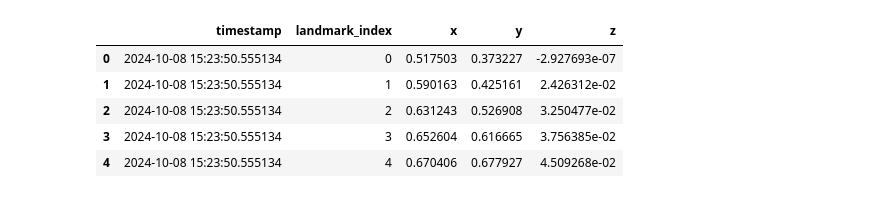
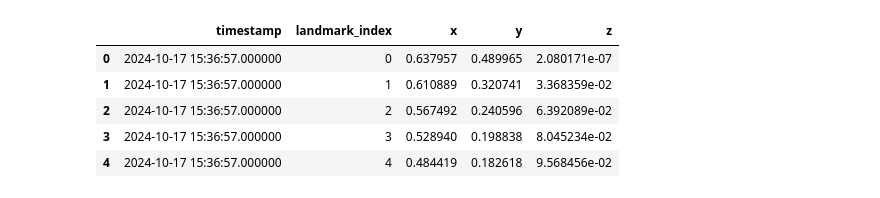
Before and after one commit to firmanserdana/Regrasp_Project, a Jupyter notebook: Code/mediapipe/stick_diagram.ipynb, the cells around one changed output. Saved outputs shown, nothing was run; the diff lists cells and outputs as text; code cells hidden in the pictures.

```diff
--- a/Code/mediapipe/stick_diagram.ipynb
+++ b/Code/mediapipe/stick_diagram.ipynb
@@ -9,22 +9,22 @@ clear_output()
 # %%
 import pandas as pd
 import pandas as pd
 
-df = pd.read_csv(r'/Users/ffmacair/Documents/GitWorks/PhD/Rewire_Project/OneDrive_1_12-27-2024/all-fing-ext-2024-10-08-15-14-03_Pro.csv')
+df = pd.read_csv(r'/Users/ffmacair/Documents/GitWorks/PhD/Rewire_Project/OneDrive_1_12-27-2024/thumb flexion - 2024-10-17-15-29-27_Pro.csv')
 # Show the first few rows of the DataFrame
 df.head()
 
 # read second file
 #df2 = pd.read_csv(r'C:\Users\FireP1-Labster\Documents\gitworks\Rewire_Project\Data\2024-11-20-16-58-52_hand-tracking-landmarks1.csv')
 # Show the first few rows of the DataFrame
 #df2.head()
 # %% [output]
 |  | timestamp | landmark_index | x | y | z |
-| 0 | 2024-10-08 15:23:50.555134 | 0 | 0.517503 | 0.373227 | -2.927693e-07 |
-| 1 | 2024-10-08 15:23:50.555134 | 1 | 0.590163 | 0.425161 | 2.426312e-02 |
-| 2 | 2024-10-08 15:23:50.555134 | 2 | 0.631243 | 0.526908 | 3.250477e-02 |
-| 3 | 2024-10-08 15:23:50.555134 | 3 | 0.652604 | 0.616665 | 3.756385e-02 |
-| 4 | 2024-10-08 15:23:50.555134 | 4 | 0.670406 | 0.677927 | 4.509268e-02 |
+| 0 | 2024-10-17 15:36:57.000000 | 0 | 0.637957 | 0.489965 | 2.080171e-07 |
+| 1 | 2024-10-17 15:36:57.000000 | 1 | 0.610889 | 0.320741 | 3.368359e-02 |
+| 2 | 2024-10-17 15:36:57.000000 | 2 | 0.567492 | 0.240596 | 6.392089e-02 |
+| 3 | 2024-10-17 15:36:57.000000 | 3 | 0.528940 | 0.198838 | 8.045234e-02 |
+| 4 | 2024-10-17 15:36:57.000000 | 4 | 0.484419 | 0.182618 | 9.568456e-02 |
 # %%
 # Group by timestamp to process each frame separately
 grouped_frames = df.groupby('timestamp')
```
Also changed, not shown: parts of 2 cells of this notebook.
